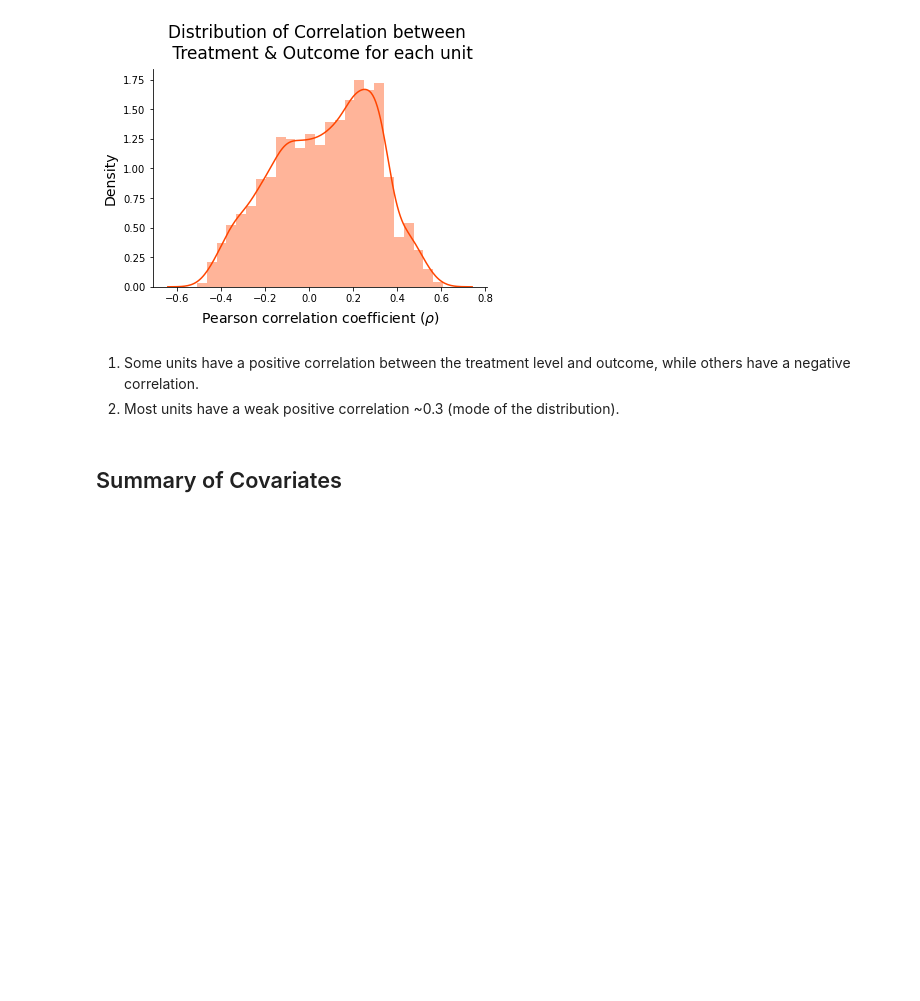
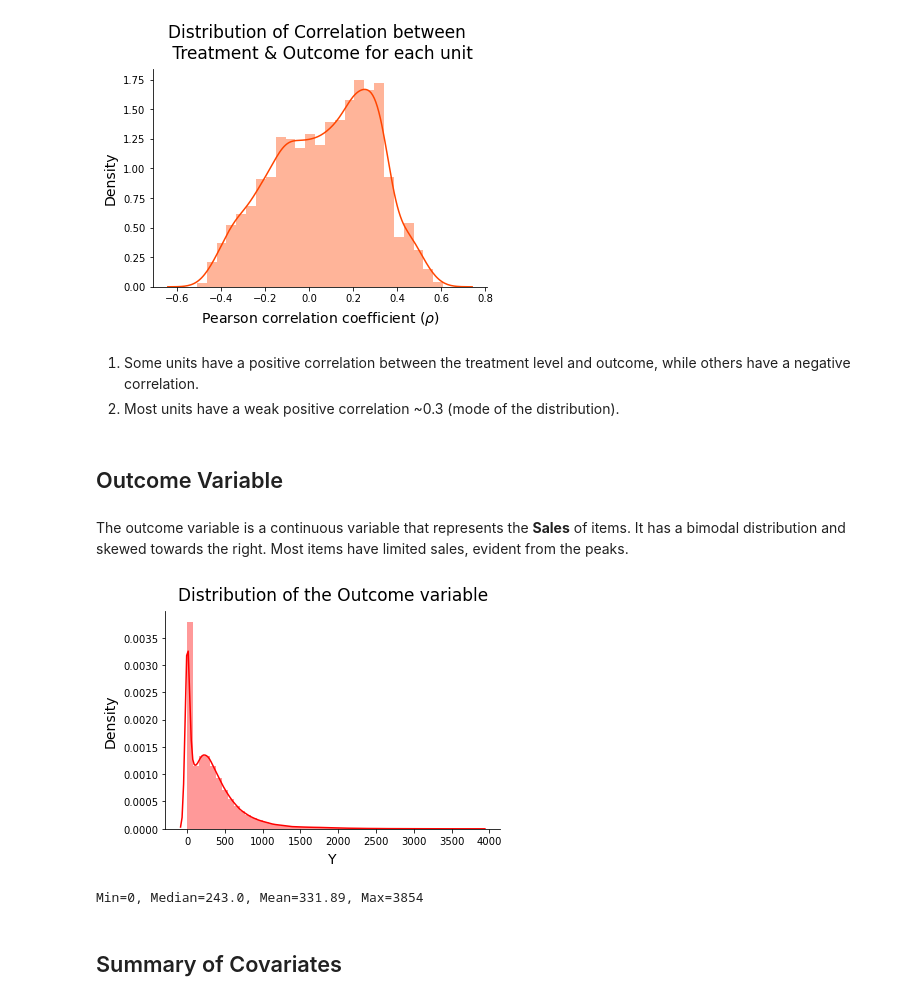
Before and after one commit to sargun-nagpal/Causal-Counterfactual-Forecasting-ACIC2023, a Jupyter notebook: code/Exploratory Data Analysis.ipynb, the cells around one changed output. Drawn from its saved outputs; the diff is of its cells as text; code cells hidden in the pictures; blank space fills up the shorter version.

```diff
--- a/code/Exploratory Data Analysis.ipynb
+++ b/code/Exploratory Data Analysis.ipynb
@@ -116,6 +123,26 @@ plt.show()
 # %% [markdown]
 1. Some units have a positive correlation between the treatment level and outcome, while others have a negative correlation.
 2. Most units have a weak positive correlation ~0.3 (mode of the distribution).
+# %% [markdown]
+## Outcome Variable
+# %% [markdown]
+The outcome variable is a continuous variable that represents the **Sales** of items. It has a bimodal distribution and skewed towards the right. Most items have limited sales, evident from the peaks.
+# %%
+plt.figure(figsize=(6,4))
+sns.distplot(df['outcome'], color='red')
+plt.xlabel(r"Y", fontsize=14, labelpad=6)
+plt.ylabel("Density", fontsize=14, labelpad=6)
+plt.title("Distribution of the Outcome variable", size=17, pad=11)
+plt.gca().spines["top"].set_visible(False)
+plt.gca().spines["right"].set_visible(False)
+plt.show()
+# %% [output]
+[figure, added]
+# %%
+print(f"""Min={round(df['outcome'].min(),2)}, Median={round(df['outcome'].median(),2)}, Mean={round(df['outcome'].mean(),2)}, Max={round(df['outcome'].max(),2)}
+      """)
+# %% [output]
+Min=0, Median=243.0, Mean=331.89, Max=3854
 # %% [markdown]
 ## Summary of Covariates
 # %% [markdown]
```
Also changed, not shown: parts of 44 cells of this notebook.
